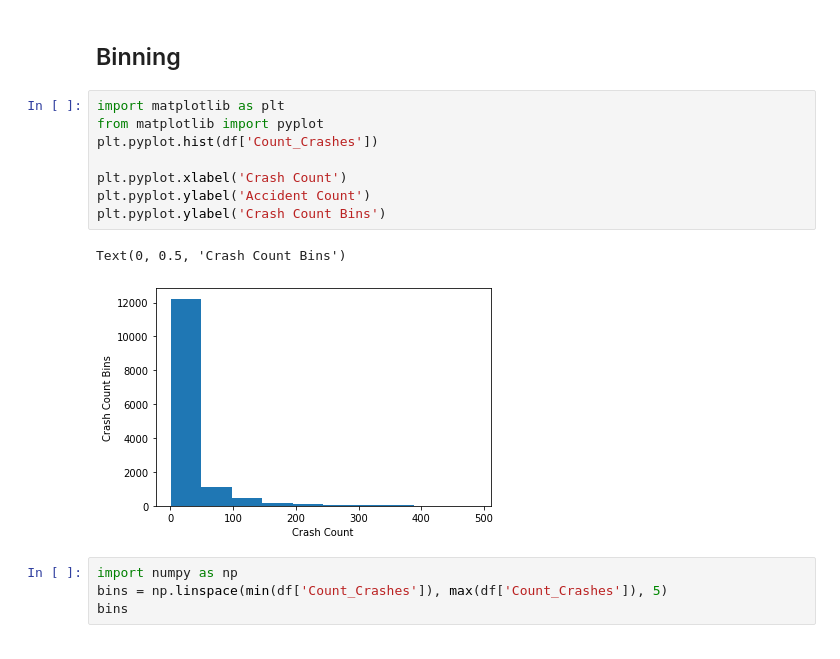
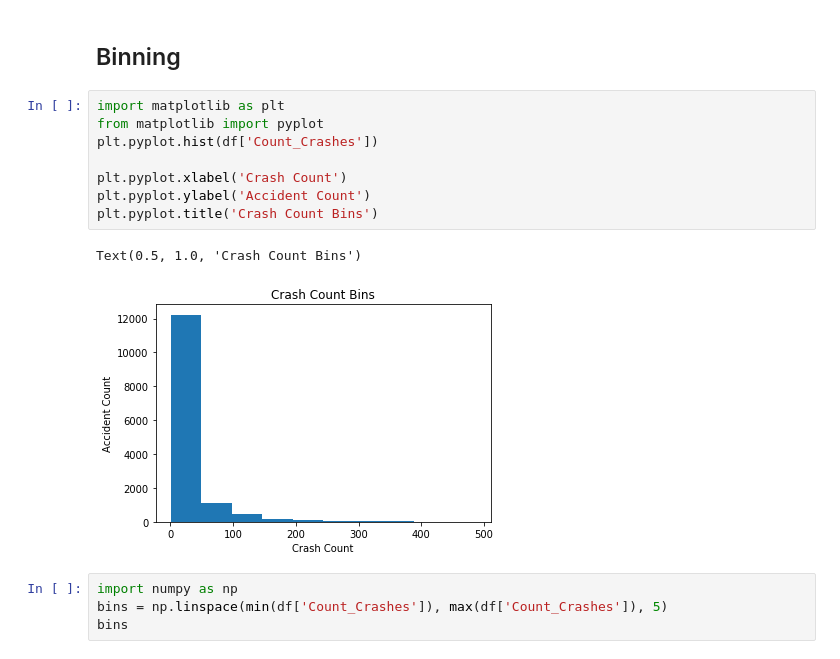
Before and after one commit to AmmaraRazzaq/DataAnalysis_with_Python, a Jupyter notebook: DataAnalysiswithPython.ipynb, the cells around one changed output. Drawn from its saved outputs; the diff is of its cells as text.

```diff
--- a/DataAnalysiswithPython.ipynb
+++ b/DataAnalysiswithPython.ipynb
@@ -154,14 +154,14 @@ I don't think I need to normalize anything here
 # %%
 import matplotlib as plt
 from matplotlib import pyplot
 plt.pyplot.hist(df['Count_Crashes'])
 
 plt.pyplot.xlabel('Crash Count')
 plt.pyplot.ylabel('Accident Count')
-plt.pyplot.ylabel('Crash Count Bins')
+plt.pyplot.title('Crash Count Bins')
 # %% [output]
-Text(0, 0.5, 'Crash Count Bins')
+Text(0.5, 1.0, 'Crash Count Bins')
-[figure, old version]
+[figure, new version]
 # %%
 import numpy as np
 bins = np.linspace(min(df['Count_Crashes']), max(df['Count_Crashes']), 5)
```
Also changed, not shown: parts of 102 cells of this notebook.
